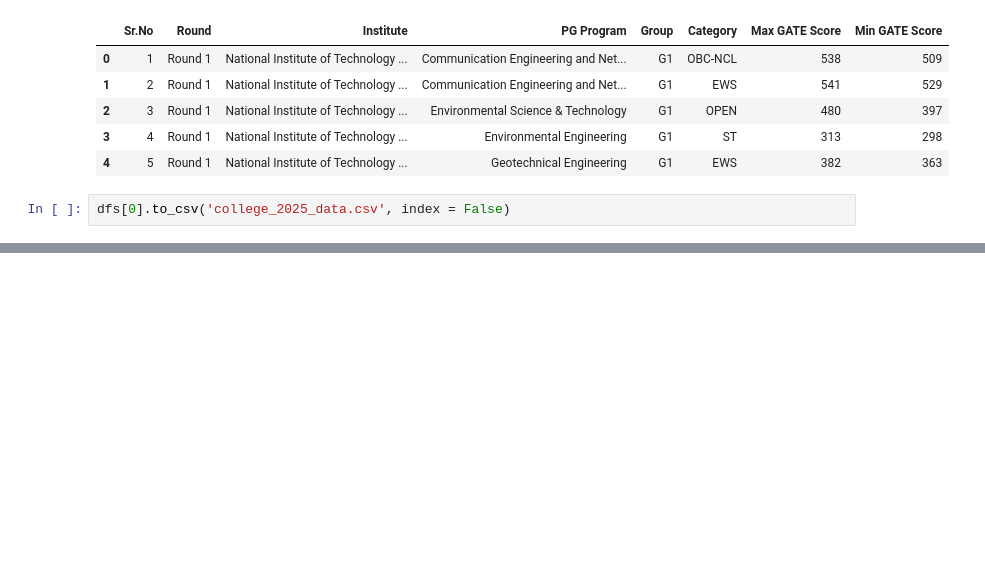
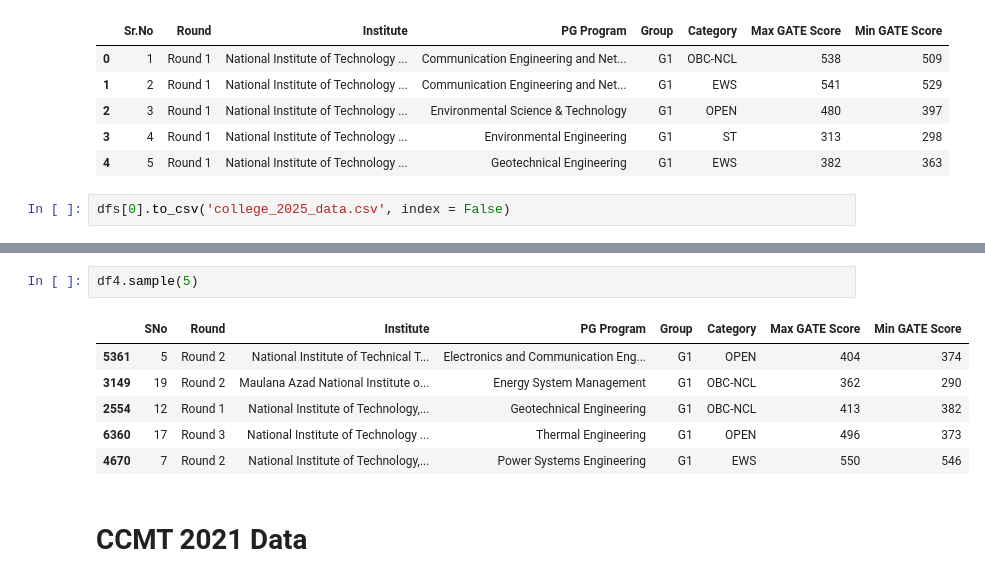
Before and after one commit to shivamgyardhna/M-Tech_college_predictor, a Jupyter notebook: preprocessing.ipynb, the cells around one changed output, grey strips where cells are left out. Drawn from its saved outputs; the diff is of its cells as text; blank space fills up the shorter version.

```diff
--- a/preprocessing.ipynb
+++ b/preprocessing.ipynb
@@ -30,0 +391,11 @@ dfs[0].to_csv('college_2025_data.csv', index = False)
+# %%
+df4.sample(5)
+# %% [output]
+|  | SNo | Round | Institute | PG Program | Group | Category | Max GATE Score | Min GATE Score |
+| 5361 | 5 | Round 2 | National Institute of Technical T... | Electronics and Communication Eng... | G1 | OPEN | 404 | 374 |
+| 3149 | 19 | Round 2 | Maulana Azad National Institute o... | Energy System Management | G1 | OBC-NCL | 362 | 290 |
+| 2554 | 12 | Round 1 | National Institute of Technology,... | Geotechnical Engineering | G1 | OBC-NCL | 413 | 382 |
+| 6360 | 17 | Round 3 | National Institute of Technology ... | Thermal Engineering | G1 | OPEN | 496 | 373 |
+| 4670 | 7 | Round 2 | National Institute of Technology,... | Power Systems Engineering | G1 | EWS | 550 | 546 |
+# %% [markdown]
+# CCMT 2021 Data
```
Also changed, not shown: parts of 18 cells of this notebook, 8 other files.
